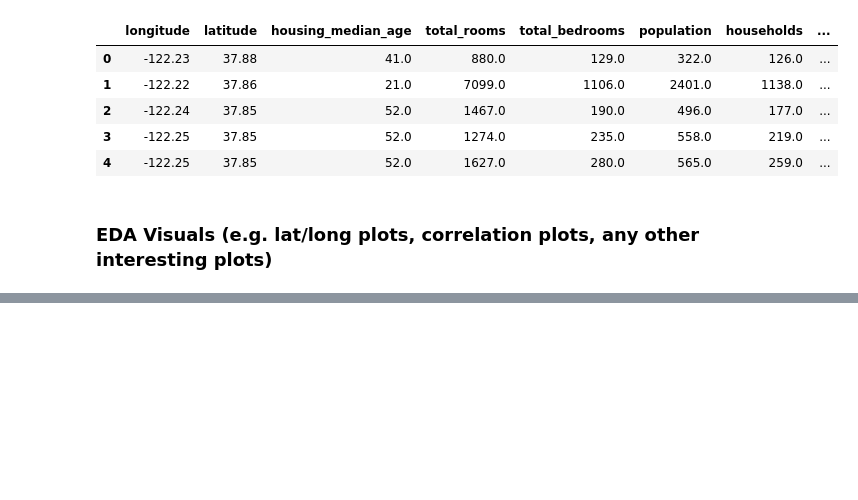
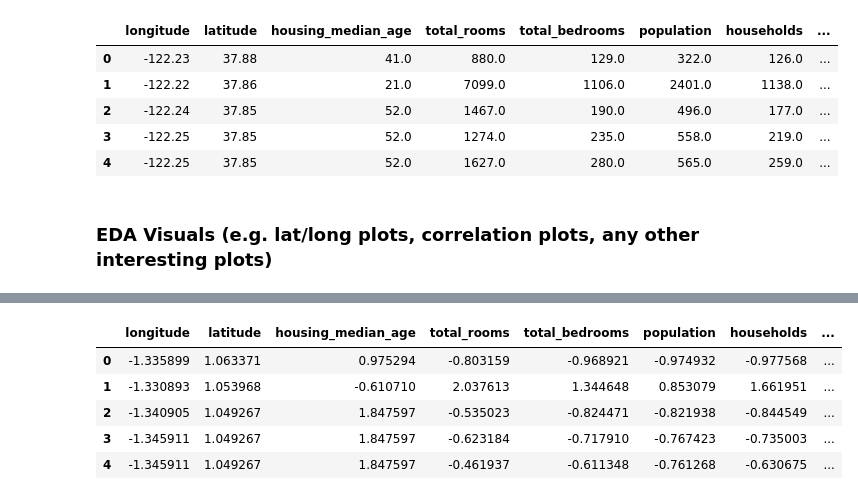
Before and after one commit to telafifi/california_housing, a Jupyter notebook: CIS545_Final_Project.ipynb, the cells around one changed output, grey strips where cells are left out. Cells and saved outputs as stored; diff of their text form; code cells hidden in the pictures; blank space fills up the shorter version.

```diff
--- a/CIS545_Final_Project.ipynb
+++ b/CIS545_Final_Project.ipynb
@@ -264,0 +292,4 @@ plt.show()
+# %%
+housing_df_logistic = housing_df
+housing_df_logistic = housing_df_logistic.drop(columns=['city','postal','ocean_proximity'])
+housing_df_logistic.head()
@@ -264,0 +469,23 @@ plt.show()
+# %%
+#generate labels and features
+label_logistic = housing_df_logistic['county']
+features_logistic = housing_df_logistic.drop(columns=['county'])
+# %%
+#scale logistic regression data
+
+from sklearn.preprocessing import StandardScaler
+
+scaler = StandardScaler()
+
+features_logistic_scaled = scaler.fit_transform(features_logistic.to_numpy())
+
+features_logistic_scaled = pd.DataFrame(features_logistic_scaled, columns=features_logistic.columns)
+
+features_logistic_scaled.head()
+# %% [output]
+|  | longitude | latitude | housing_median_age | total_rooms | total_bedrooms | population | households | ... |
+| 0 | -1.335899 | 1.063371 | 0.975294 | -0.803159 | -0.968921 | -0.974932 | -0.977568 | ... |
+| 1 | -1.330893 | 1.053968 | -0.610710 | 2.037613 | 1.344648 | 0.853079 | 1.661951 | ... |
+| 2 | -1.340905 | 1.049267 | 1.847597 | -0.535023 | -0.824471 | -0.821938 | -0.844549 | ... |
+| 3 | -1.345911 | 1.049267 | 1.847597 | -0.623184 | -0.717910 | -0.767423 | -0.735003 | ... |
+| 4 | -1.345911 | 1.049267 | 1.847597 | -0.461937 | -0.611348 | -0.761268 | -0.630675 | ... |
```
Also changed, not shown: parts of 33 cells of this notebook.
